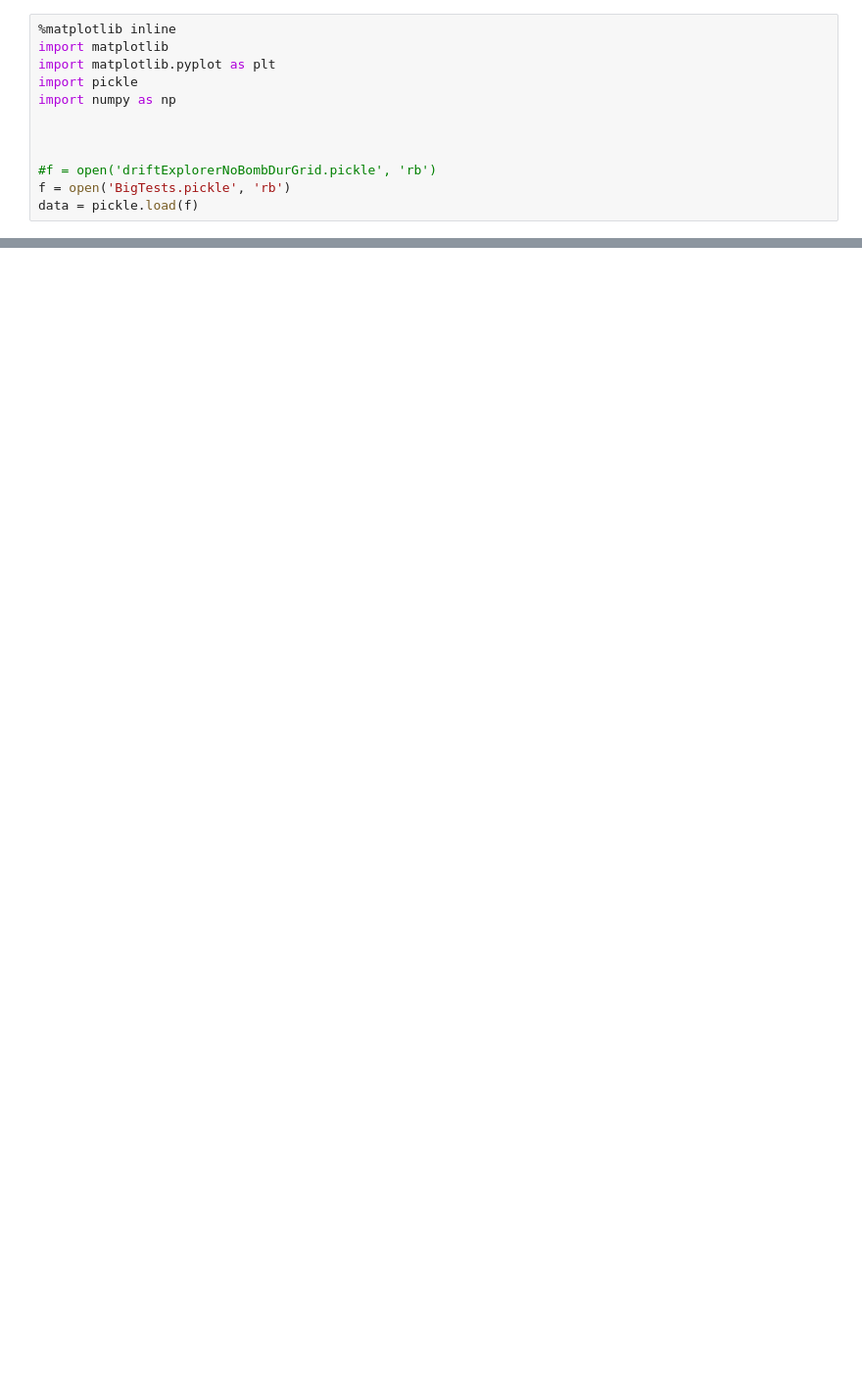
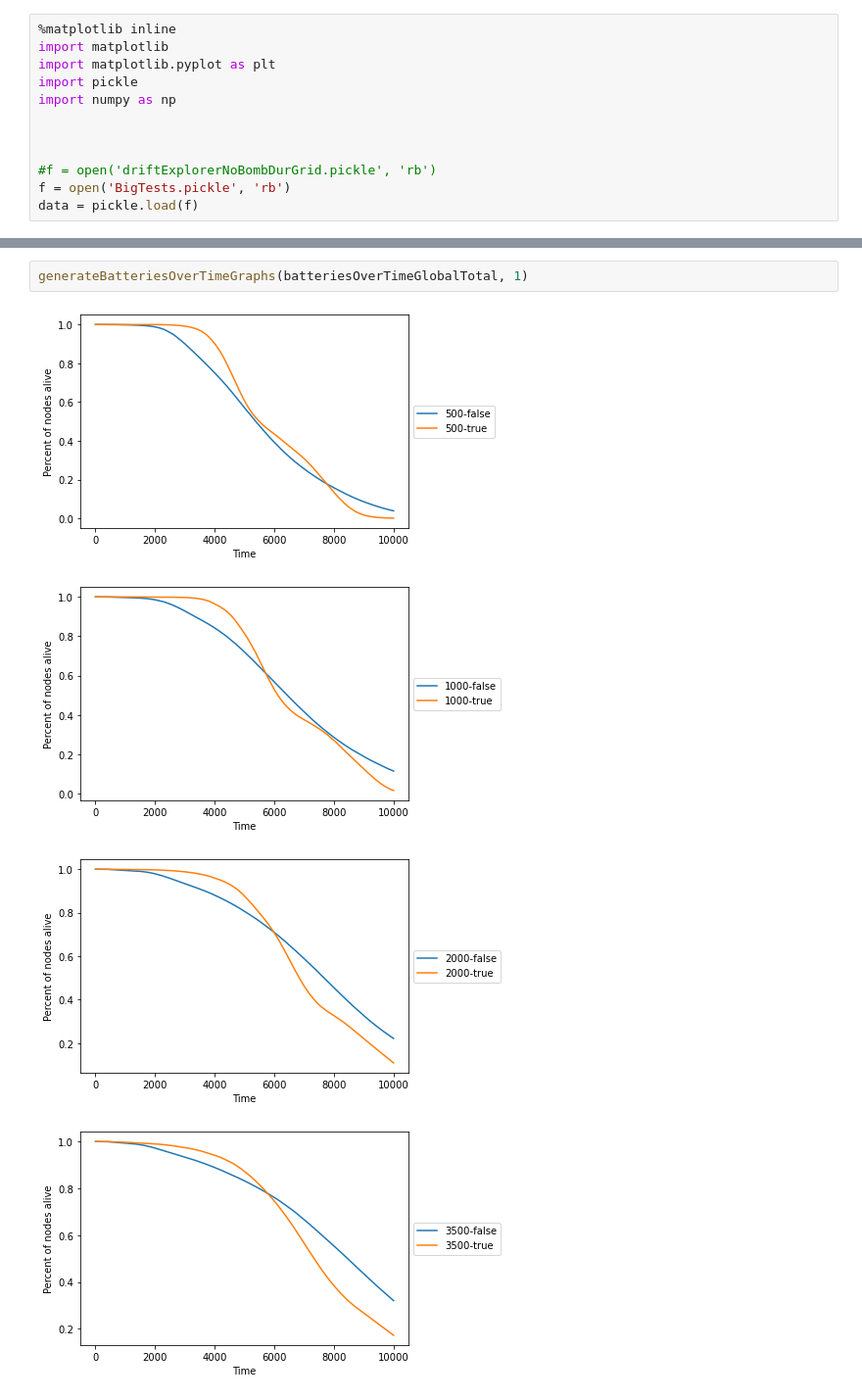
Before and after one commit to ptrick9/CPS_Simulator, a Jupyter notebook: statistics/Big Tests Analysis.ipynb, the cells around one changed output, grey strips where cells are left out. Shown at 98% size. Drawn from its saved outputs; the diff is of its cells as text; blank space fills up the shorter version.

```diff
--- a/statistics/Big Tests Analysis.ipynb
+++ b/statistics/Big Tests Analysis.ipynb
@@ -139,0 +135,7 @@ def compareBatteriesOverTime():
+# %%
+generateBatteriesOverTimeGraphs(batteriesOverTimeGlobalTotal, 1)
+# %% [output]
+[figure, added]
+[figure, added]
+[figure, added]
+[figure, added]
```
Also changed, not shown: parts of 20 cells of this notebook, 5 other files.
